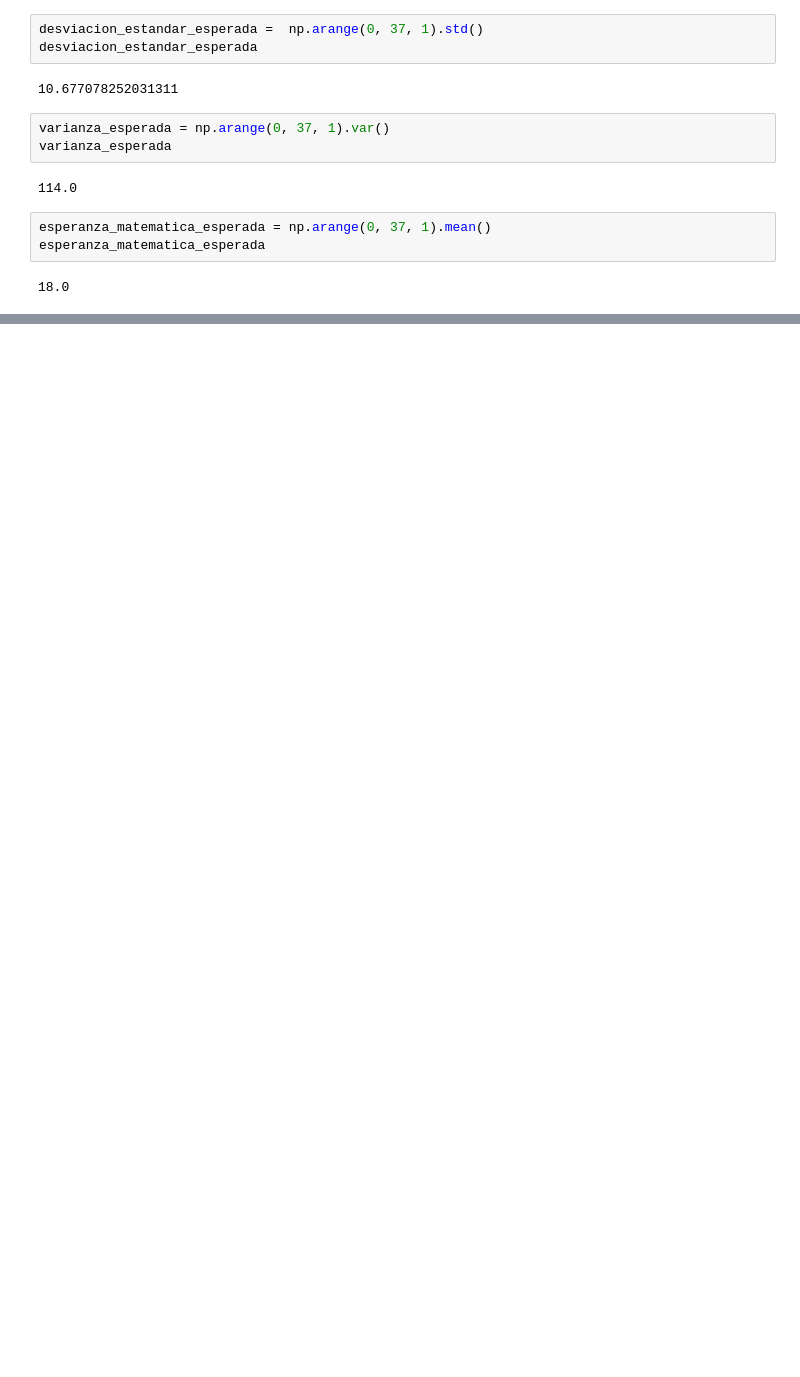
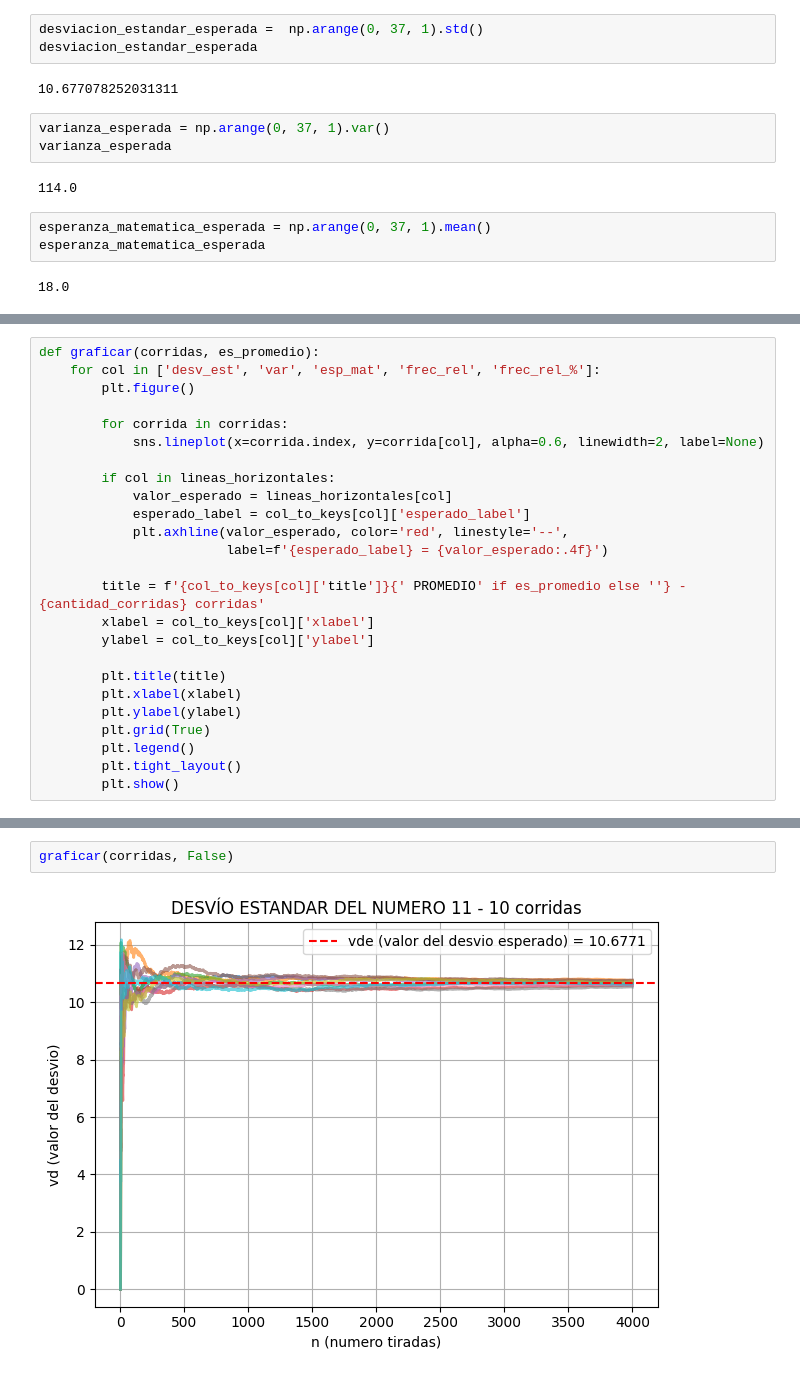
Before and after one commit to gmbz/simulacion-tps-2025, a Jupyter notebook: TP-1.1/ruleta.ipynb, the cells around one changed output, grey strips where cells are left out. Saved outputs shown, nothing was run; the diff lists cells and outputs as text; blank space fills up the shorter version.

```diff
--- a/TP-1.1/ruleta.ipynb
+++ b/TP-1.1/ruleta.ipynb
@@ -173,0 +101,25 @@ for col in columns_to_plot:
+# %%
+def graficar(corridas, es_promedio):
+    for col in ['desv_est', 'var', 'esp_mat', 'frec_rel', 'frec_rel_%']:
+        plt.figure()
+
+        for corrida in corridas:
+            sns.lineplot(x=corrida.index, y=corrida[col], alpha=0.6, linewidth=2, label=None)
+
+        if col in lineas_horizontales:
+            valor_esperado = lineas_horizontales[col]
+            esperado_label = col_to_keys[col]['esperado_label']
+            plt.axhline(valor_esperado, color='red', linestyle='--',
+                        label=f'{esperado_label} = {valor_esperado:.4f}')
+
+        title = f'{col_to_keys[col]['title']}{' PROMEDIO' if es_promedio else ''} - {cantidad_corridas} corridas'
+        xlabel = col_to_keys[col]['xlabel']
+        ylabel = col_to_keys[col]['ylabel']
+
+        plt.title(title)
+        plt.xlabel(xlabel)
+        plt.ylabel(ylabel)
+        plt.grid(True)
+        plt.legend()
+        plt.tight_layout()
+        plt.show()
@@ -173,0 +248,4 @@ for col in columns_to_plot:
+# %%
+graficar(corridas, False)
+# %% [output]
+[figure, added]
```
Also changed, not shown: parts of 18 cells of this notebook.
